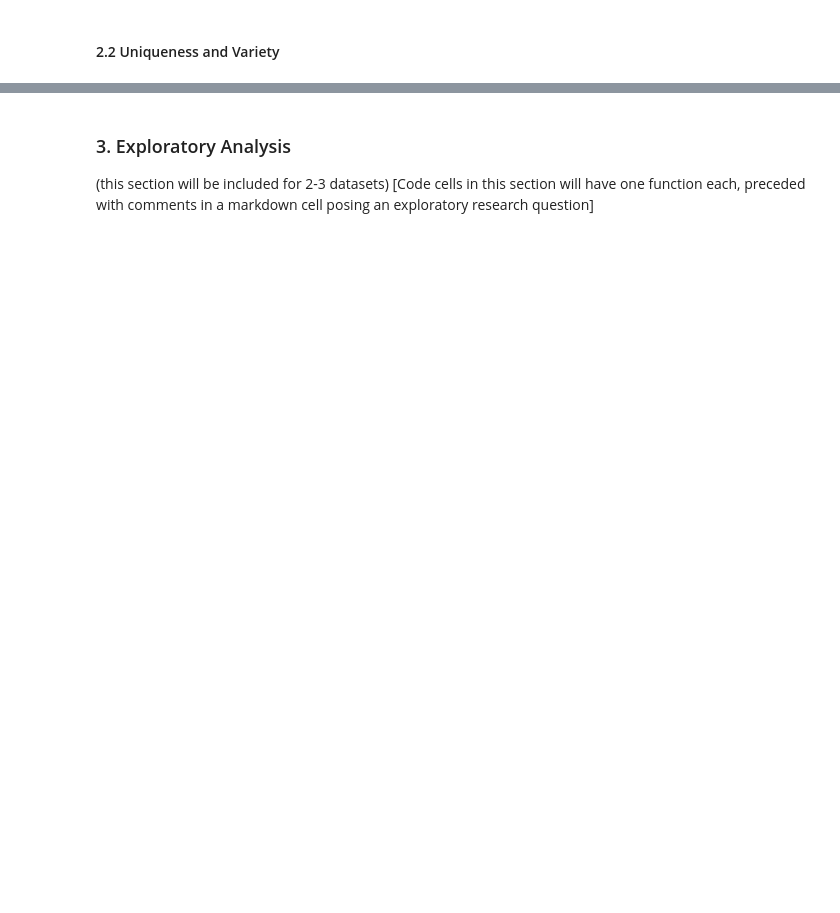
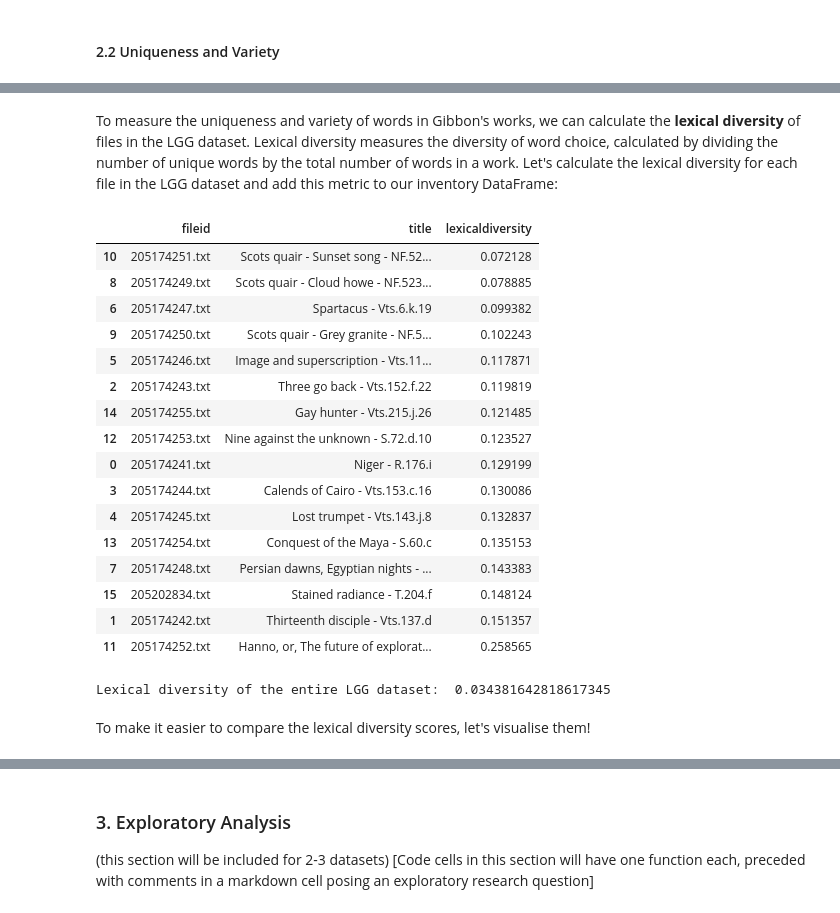
Before and after one commit to NLS-Digital-Scholarship/collections-as-data, a Jupyter notebook: Lewis_Grassic_Gibbon_as_Data.ipynb, the cells around one changed output, grey strips where cells are left out. Saved outputs shown, nothing was run; the diff lists cells and outputs as text; code cells hidden in the pictures; blank space fills up the shorter version.

```diff
--- a/Lewis_Grassic_Gibbon_as_Data.ipynb
+++ b/Lewis_Grassic_Gibbon_as_Data.ipynb
@@ -280,0 +360,51 @@ More abbreviations are explained [here](https://www.learntek.org/blog/categorizi
+# %% [markdown]
+To measure the uniqueness and variety of words in Gibbon's works, we can calculate the **lexical diversity** of files in the LGG dataset.  Lexical diversity measures the diversity of word choice, calculated by dividing the number of unique words by the total number of words in a work.  Let's calculate the lexical diversity for each file in the LGG dataset and add this metric to our inventory DataFrame:
+# %%
+# INPUT: wordlists and the fileid of the wordlist to be tokenised
+# OUTPUT: a list of word tokens (in String format) for the inputted fileid
+def getWords(plaintext_corpus_read_lists, fileid):
+    file_words = plaintext_corpus_read_lists.words(fileid)
+    str_words = [str(word) for word in file_words if word.isalpha()]
+    return str_words
+# %%
+words_by_file = []
+for file in fileids:
+    words_by_file += [getWords(wordlists, file)]
+# %%
+# INPUT: a list of words in String format
+# OUTPUT: the number of unique words divided by
+#         the total words in the inputted list
+def lexicalDiversity(str_words_list):
+    return len(set(str_words_list))/len(str_words_list)
+# %%
+lexdiv_by_file = []
+for words in words_by_file:
+    lexdiv_by_file += [lexicalDiversity(words)]
+
+df['lexicaldiversity'] = lexdiv_by_file
+df_lexdiv = df.sort_values(by=['lexicaldiversity', 'title'], inplace=False, ascending=True)
+df_lexdiv
+# %% [output]
+|  | fileid | title | lexicaldiversity |
+| 10 | 205174251.txt | Scots quair - Sunset song - NF.52... | 0.072128 |
+| 8 | 205174249.txt | Scots quair - Cloud howe - NF.523... | 0.078885 |
+| 6 | 205174247.txt | Spartacus - Vts.6.k.19 | 0.099382 |
+| 9 | 205174250.txt | Scots quair - Grey granite - NF.5... | 0.102243 |
+| 5 | 205174246.txt | Image and superscription - Vts.11... | 0.117871 |
+| 2 | 205174243.txt | Three go back - Vts.152.f.22 | 0.119819 |
+| 14 | 205174255.txt | Gay hunter - Vts.215.j.26 | 0.121485 |
+| 12 | 205174253.txt | Nine against the unknown - S.72.d.10 | 0.123527 |
+| 0 | 205174241.txt | Niger - R.176.i | 0.129199 |
+| 3 | 205174244.txt | Calends of Cairo - Vts.153.c.16 | 0.130086 |
+| 4 | 205174245.txt | Lost trumpet - Vts.143.j.8 | 0.132837 |
+| 13 | 205174254.txt | Conquest of the Maya - S.60.c | 0.135153 |
+| 7 | 205174248.txt | Persian dawns, Egyptian nights - ... | 0.143383 |
+| 15 | 205202834.txt | Stained radiance - T.204.f | 0.148124 |
+| 1 | 205174242.txt | Thirteenth disciple - Vts.137.d | 0.151357 |
+| 11 | 205174252.txt | Hanno, or, The future of explorat... | 0.258565 |
+# %%
+print("Lexical diversity of the entire LGG dataset: ", lexicalDiversity(lgg_words_lower))
+# %% [output]
+Lexical diversity of the entire LGG dataset:  0.034381642818617345
+# %% [markdown]
+To make it easier to compare the lexical diversity scores, let's visualise them!
```
Also changed, not shown: parts of 45 cells of this notebook, 1 other file.
